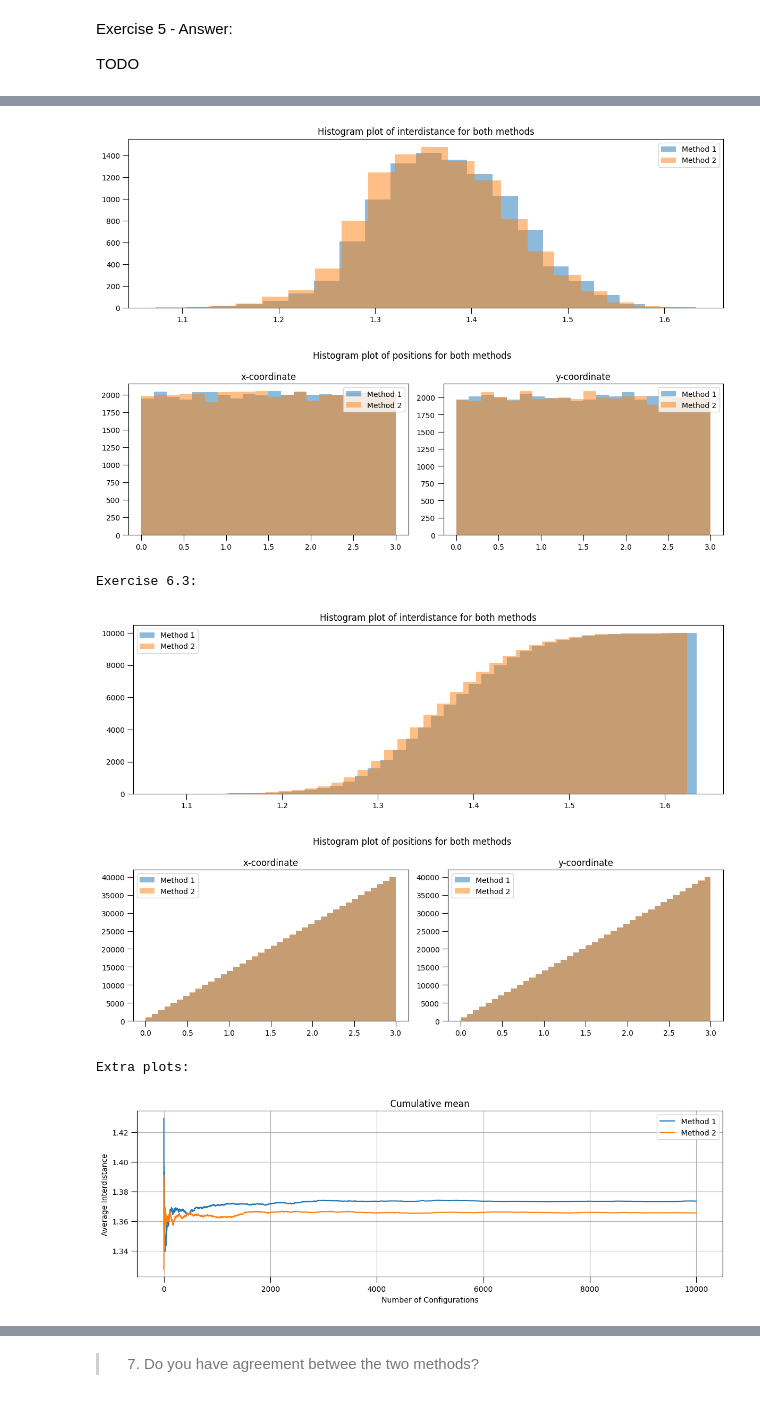
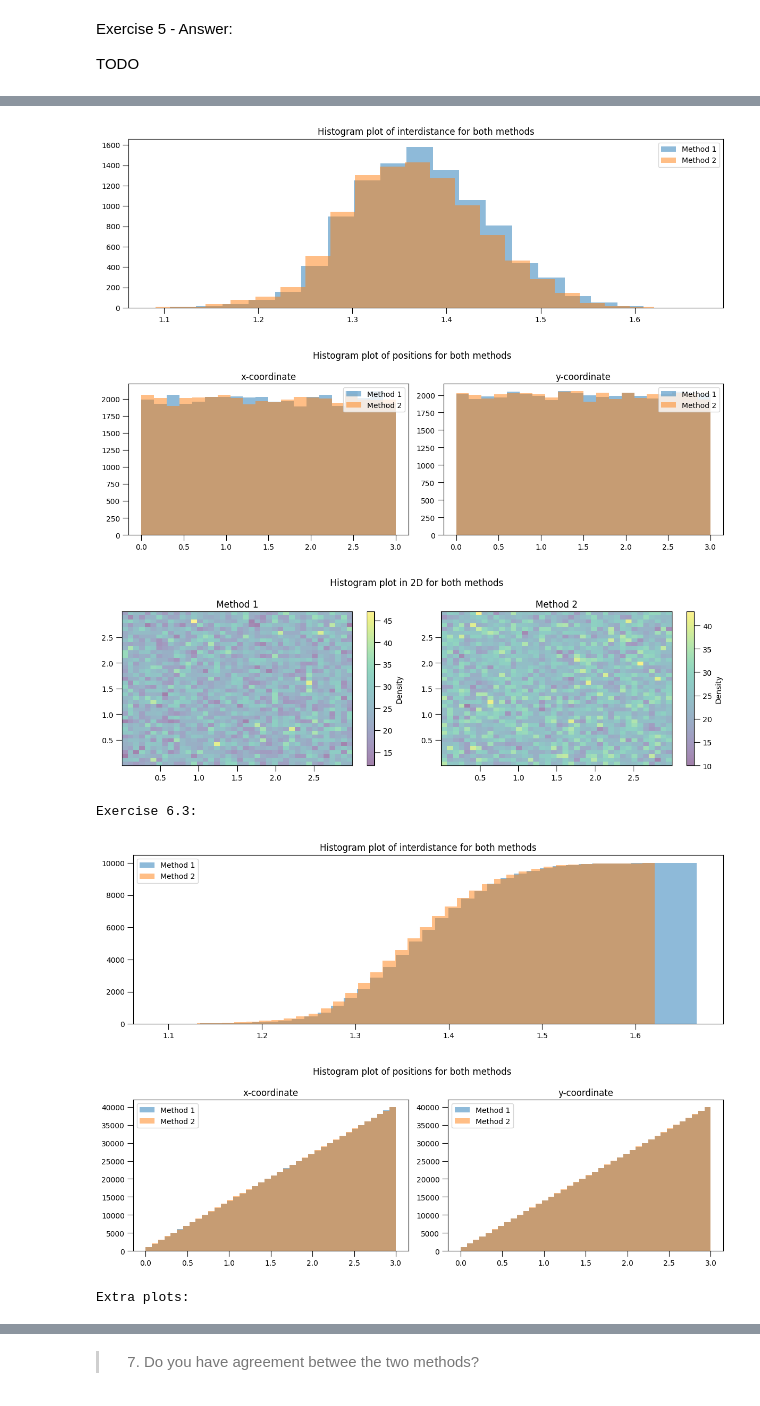
Before and after one commit to nicolassinott/X_MAP556, a Jupyter notebook: Lab7/MCMC_hardsphere_final.ipynb, the cells around one changed output, grey strips where cells are left out. Cells and saved outputs as stored; diff of their text form; code cells hidden in the pictures.

```diff
--- a/Lab7/MCMC_hardsphere_final.ipynb
+++ b/Lab7/MCMC_hardsphere_final.ipynb
@@ -364,6 +383,23 @@ plt.legend()
 plt.tight_layout()
 plt.show()
 
+# Histogram 2D plot
+plt.figure(figsize=(12,4))
+plt.suptitle("Histogram plot in 2D for both methods")
+
+plt.subplot(1,2,1)
+plt.title("Method 1")
+plt.hist2d(configurations1[:,:,0].flatten(), configurations1[:,:,1].flatten(), alpha = 0.5, bins = 40)
+plt.colorbar().set_label('Density')
+
+plt.subplot(1,2,2)
+plt.title("Method 2")
+plt.hist2d(configurations2[:,:,0].flatten(), configurations2[:,:,1].flatten(), alpha = 0.5, bins = 40)
+plt.colorbar().set_label('Density')
+
+plt.tight_layout()
+plt.show()
+
 ## Exercise 3
 print("Exercise 6.3:")
 
@@ -402,7 +438,7 @@ plt.show()
 print("Extra plots:")
 
 plt.figure(figsize=(14,4))
-plt.title("Cumulative mean")
+plt.title("Cumulative mean interdistance")
 plt.plot(np.cumsum(interdistance1) / np.arange(1, M + 1), label='Method 1')
 plt.plot(np.cumsum(interdistance2) / np.arange(1, M + 1), label='Method 2')
 plt.legend()
@@ -441,8 +477,8 @@ plt.show()
 Exercise 6.2:
-[figure, old version]
+[figure, new version]
-[figure, old version]
+[figure, new version]
+[figure, new version]
 Exercise 6.3:
-[figure, old version]
-[figure, old version]
+[figure, new version]
+[figure, new version]
 Extra plots:
-[figure, old version]
```
Also changed, not shown: parts of 16 cells of this notebook.
